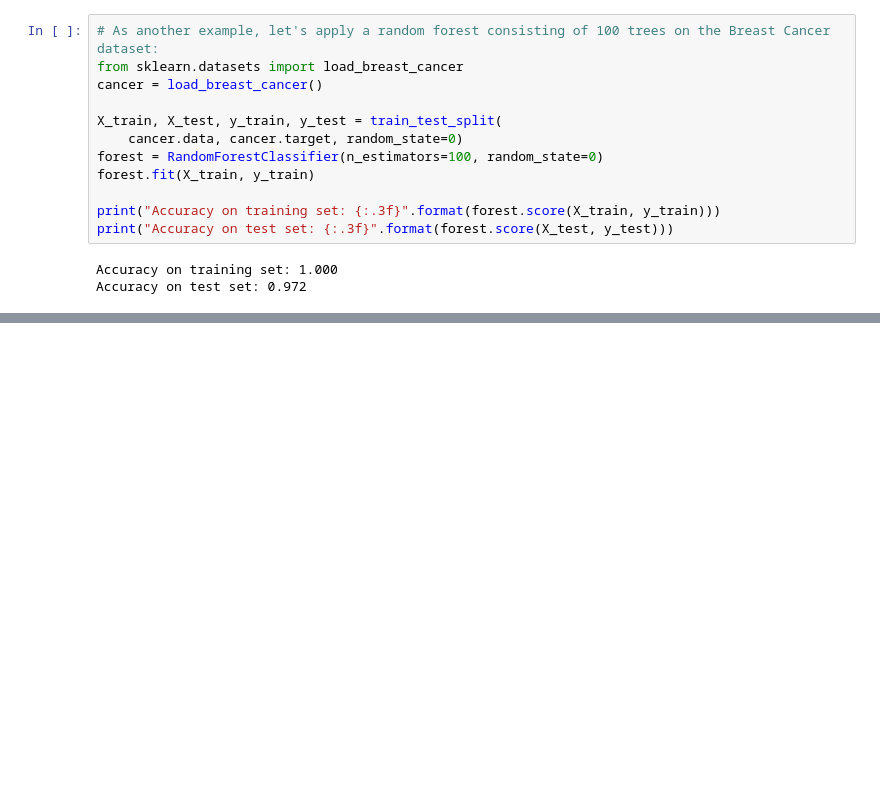
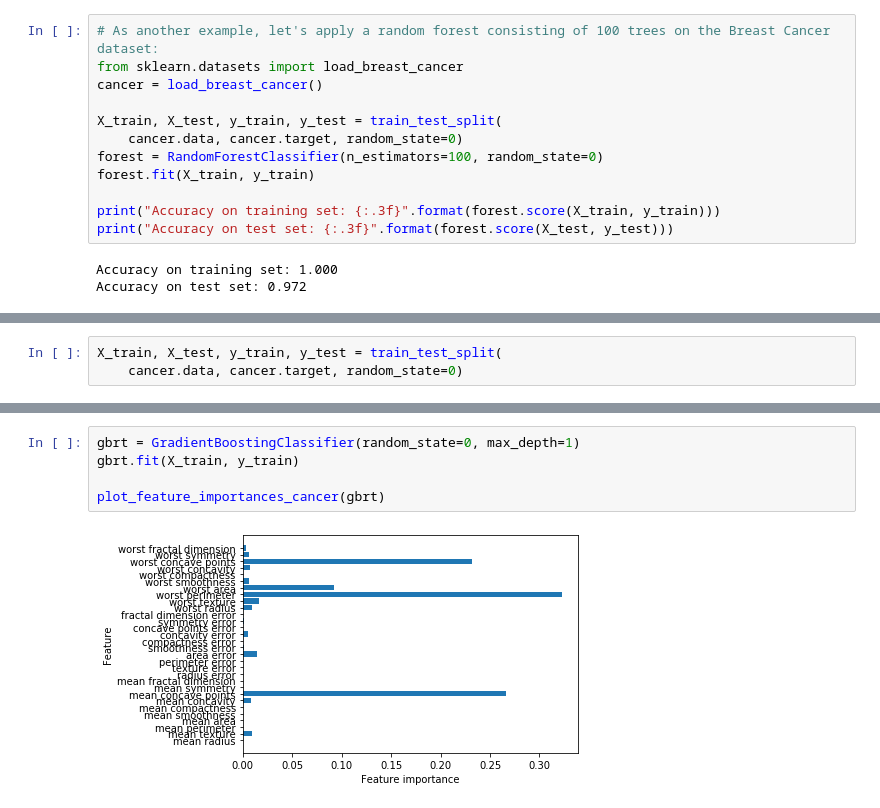
Before and after one commit to bgolpour/Introduciton_to_Machine_Learning, a Jupyter notebook: Ensembles(RandomForestAndGradiantBoostingClassifier).ipynb, the cells around one changed output, grey strips where cells are left out. Saved outputs shown, nothing was run; the diff lists cells and outputs as text; blank space fills up the shorter version.

```diff
--- a/Applying random forest (Ensemble Decision Tree) on two_moons dataset.ipynb
+++ b/Ensembles(RandomForestAndGradiantBoostingClassifier).ipynb
@@ -52,0 +66,3 @@ Accuracy on test set: 0.972
+# %%
+X_train, X_test, y_train, y_test = train_test_split(
+    cancer.data, cancer.target, random_state=0)
@@ -52,0 +96,7 @@ Accuracy on test set: 0.972
+# %%
+gbrt = GradientBoostingClassifier(random_state=0, max_depth=1)
+gbrt.fit(X_train, y_train)
+
+plot_feature_importances_cancer(gbrt)
+# %% [output]
+[figure, added]
```
Also changed, not shown: parts of 5 cells of this notebook, 5 other files.
